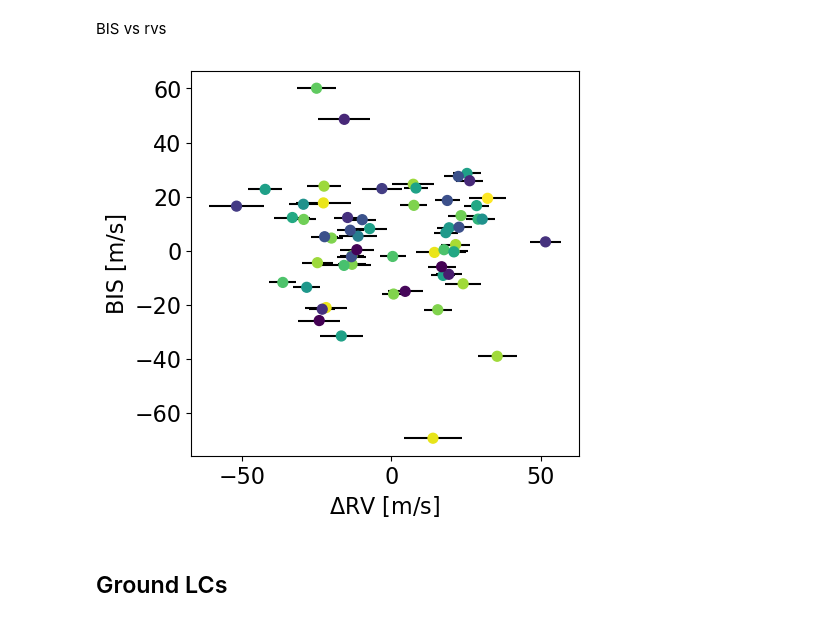
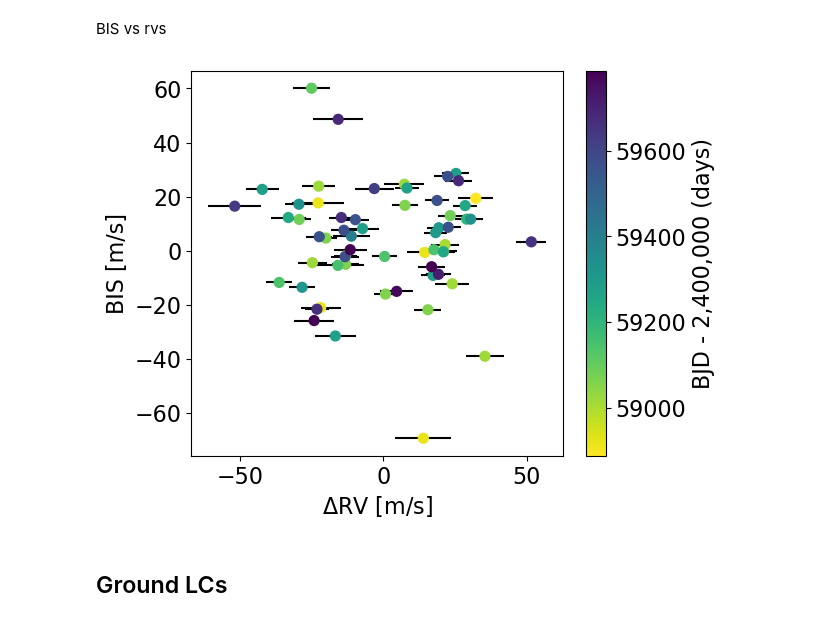
Before and after one commit to juanserrano90/toi1199-1273, a Jupyter notebook: joint_1273_glcs_1radio_conK.ipynb, the cells around one changed output. Saved outputs shown, nothing was run; the diff lists cells and outputs as text; code cells hidden in the pictures.

```diff
--- a/joint_1273_glcs_1radio_conK.ipynb
+++ b/joint_1273_glcs_1radio_conK.ipynb
@@ -415,16 +419,17 @@ plt.show()
 # %% [markdown]
 BIS vs rvs
 # %%
-fig, ax = plt.subplots(1, 1, figsize=(5, 5))
-ax.scatter(y_rv, data.bis*1e3, c=data.bjd, cmap='viridis_r', s=50, zorder=10)
+fig, ax = plt.subplots(1, 1, figsize=(6, 5))
+g = ax.scatter(y_rv, data.bis*1e3, c=data.bjd, cmap='viridis_r', s=50, zorder=10)
 # add errorbars on data.rv
 ax.errorbar(y_rv, data.bis*1e3, xerr=yerr_rv, fmt='none', ecolor='k', markersize=8, zorder=-10)
 ax.set_xlabel("$\Delta$RV [m/s]")
 ax.set_ylabel("BIS [m/s]")
+fig.colorbar(g, label='BJD - 2,400,000 (days)')
 #plt.savefig('bisrv_1273.png', dpi=300, bbox_inches='tight', facecolor='white')
 plt.show()
 # %% [output]
-[figure, old version]
+[figure, new version]
 # %% [markdown]
 ## Ground LCs
 # %% [markdown]
```
Also changed, not shown: parts of 1 cell of this notebook, 3 other files.
